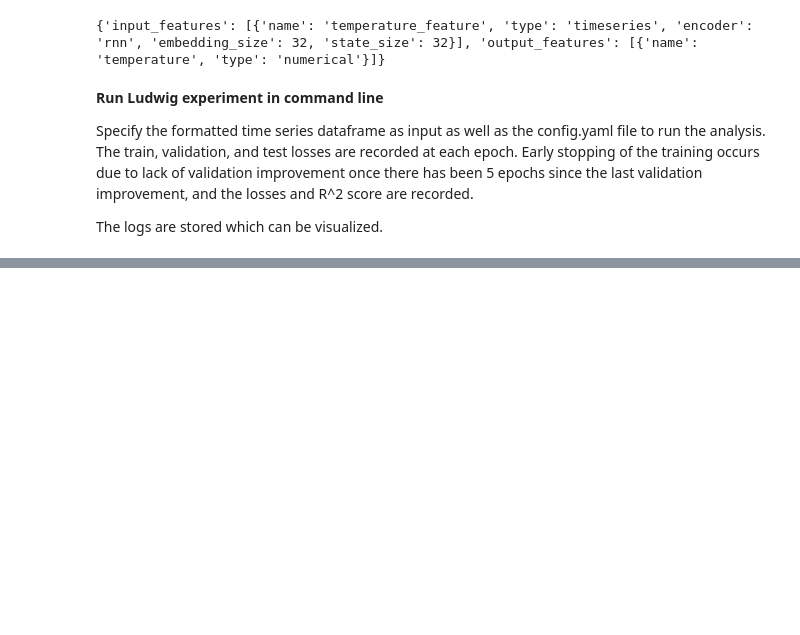
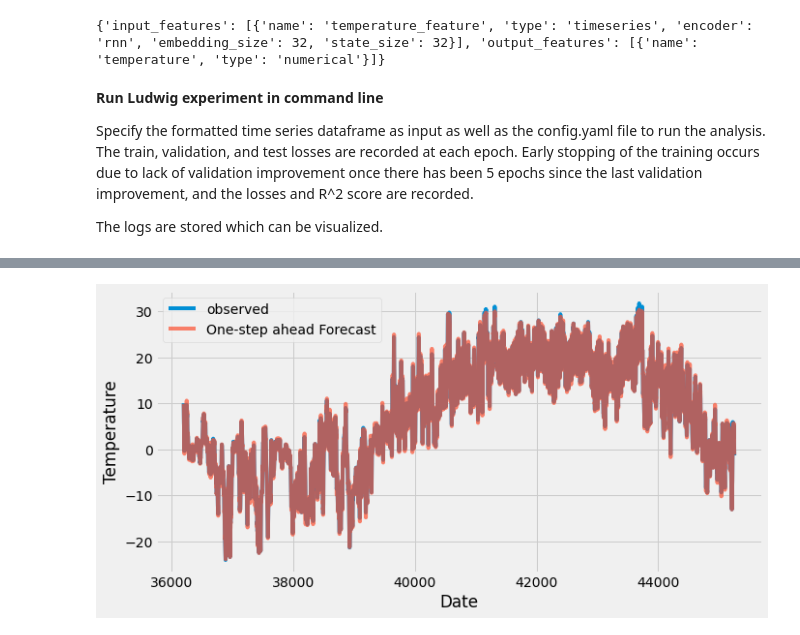
Before and after one commit to McGill-MMA-EnterpriseAnalytics/Cloud-Computations, a Jupyter notebook: INSY695_AutoML.ipynb, the cells around one changed output, grey strips where cells are left out. Drawn from its saved outputs; the diff is of its cells as text; code cells hidden in the pictures; blank space fills up the shorter version.

```diff
--- a/INSY695_AutoML.ipynb
+++ b/INSY695_AutoML.ipynb
@@ -78,8 +79,8 @@ ludwig_df = (weather_df[['Temperature']]
 ).fillna(method='backfill').fillna(method='ffill')
 
 # normalize
-ludwig_df.temperature = ((ludwig_df.temperature-ludwig_df.temperature.mean()) /
-                  ludwig_df.temperature.std())
+#ludwig_df.temperature = ((ludwig_df.temperature-ludwig_df.temperature.mean()) /
+                  #ludwig_df.temperature.std())
 
 train_size = int(0.6 * len(ludwig_df))
 vali_size = int(0.2 * len(ludwig_df))
@@ -158,0 +182,6 @@ Saved to: results/experiment_run
+# %%
+test = pd.read_csv('results/experiment_run/temperature_predictions.csv', header = None)
+# %%
+ludwig_df_plot = ludwig_df[ludwig_df['split'] == 2]
+ludwig_df_plot['predicted'] = test.values
+ludwig_df_plot
@@ -158,0 +202,11 @@ Saved to: results/experiment_run
+# %%
+#plot real against predicted values
+ax = ludwig_df_plot['temperature'].plot(label='observed')
+ludwig_df_plot['predicted'].plot(ax=ax, label='One-step ahead Forecast', alpha=.7, figsize=(10, 5))
+
+ax.set_xlabel('Date')
+ax.set_ylabel('Temperature')
+plt.legend()
+plt.show()
+# %% [output]
+[figure, added]
```
Also changed, not shown: parts of 6 cells of this notebook, 24 other files.
